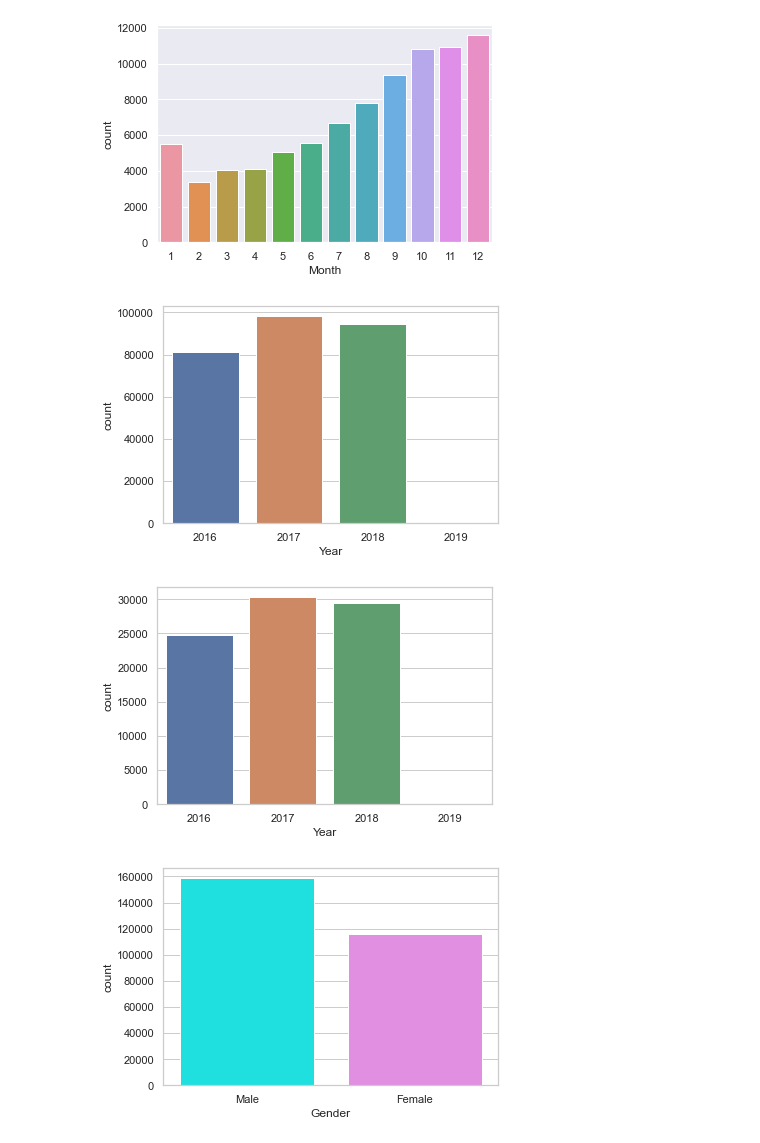
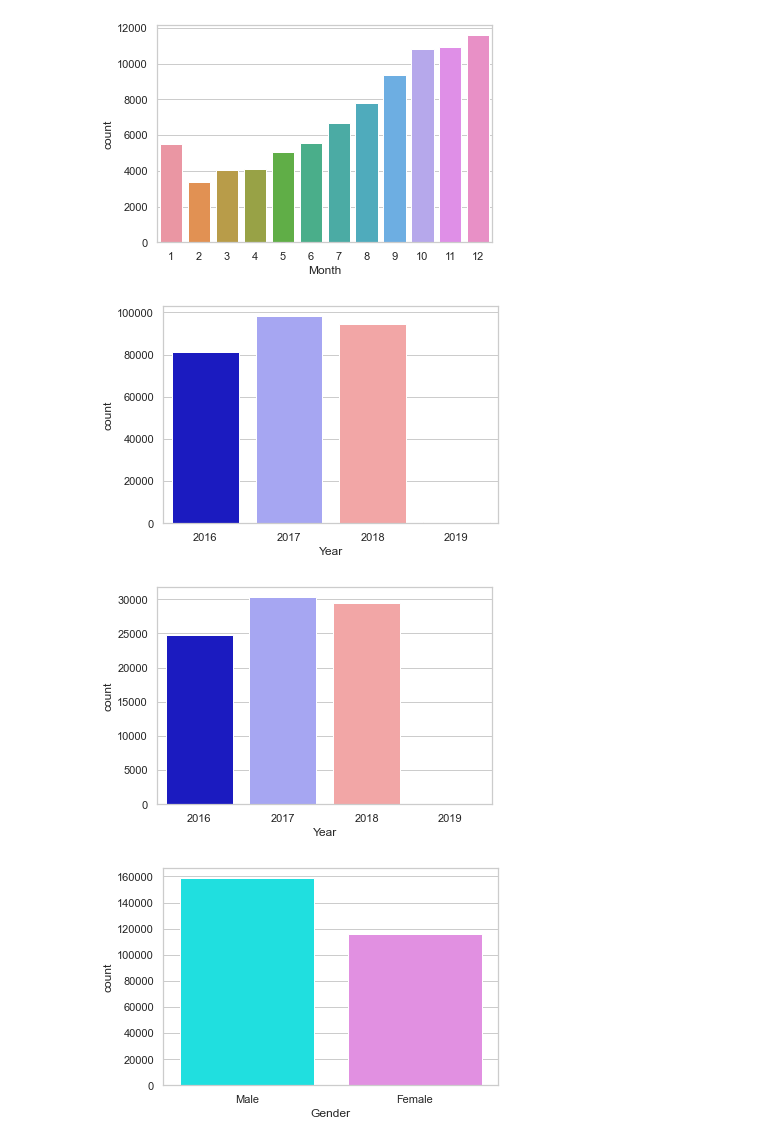
Before and after one commit to reemaalotaibi/dataglacier, a Jupyter notebook: Week2/Cab Investment EDA.ipynb, the cells around one changed output. Cells and saved outputs as stored; diff of their text form; code cells hidden in the pictures.

```diff
--- a/Week2/Cab Investment EDA.ipynb
+++ b/Week2/Cab Investment EDA.ipynb
@@ -486,9 +501,10 @@ one_time_cust
 # %%
 # num_rows
 # %%
-final_df['Population'] = (
-    final_df['Population'].str.replace(',', '', regex=True).astype(float)
+#convert the object values to float values for visualisation issues
+clean_df['Population'] = (
+    clean_df['Population'].str.replace(',', '', regex=True).astype(float)
 )
-final_df['Users'] = (
-    final_df['Users'].str.replace(',', '', regex=True).astype(float)
+clean_df['Users'] = (
+    clean_df['Users'].str.replace(',', '', regex=True).astype(float)
 )
@@ -510,0 +540,4 @@ final_df
+# %%
+grouped = clean_df.groupby(clean_df.Company)
+PinkCab = grouped.get_group("Pink Cab")
+PinkCab
@@ -511,6 +612,6 @@ final_df
 # %% [markdown]
 ## Visualisation
 # %%
-sns.set_theme(style="darkgrid")
-ax = sns.countplot(x="Company", data=final_df)
+sns.set_theme(style="whitegrid")
+companies = sns.countplot(x="Company", palette=['Pink', 'Yellow'], data=clean_df)
 # %% [output]
@@ -567,18 +627,21 @@ ax = sns.countplot(x="Month", data=YellowCab)
 # %% [output]
 [figure]
 # %%
-sns.set_theme(style="darkgrid")
-ax = sns.countplot(x="Month", data=PinkCab)
+sns.set_theme(style="whitegrid")
+usermax=PinkCab['Users'].max()
+usermin = PinkCab['Users'].min()
+pink_per_month.set(ylim=(usermin, usermax))
+pink_per_month = sns.countplot(x="Month", data=PinkCab)
 # %% [output]
 [figure]
 # %%
 sns.set_style("whitegrid")
-ax4 = sns.countplot(x="Year", data=YellowCab)
+yellow_per_year = sns.countplot(x="Year",  palette='seismic', data=YellowCab)
 # %% [output]
-[figure, old version]
+[figure, new version]
 # %%
 sns.set_style("whitegrid")
-ax3 = sns.countplot(x="Year", data= PinkCab)
+pink_per_year = sns.countplot(x="Year",  palette='seismic', data= PinkCab)
 # %% [output]
-[figure, old version]
+[figure, new version]
 # %%
```
Also changed, not shown: parts of 72 cells of this notebook.
